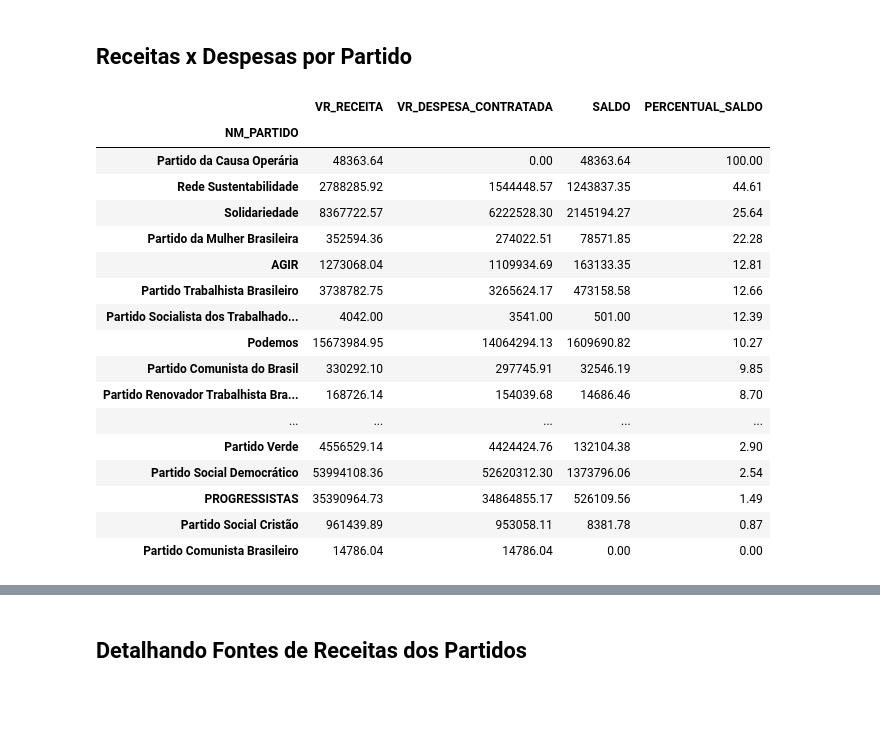
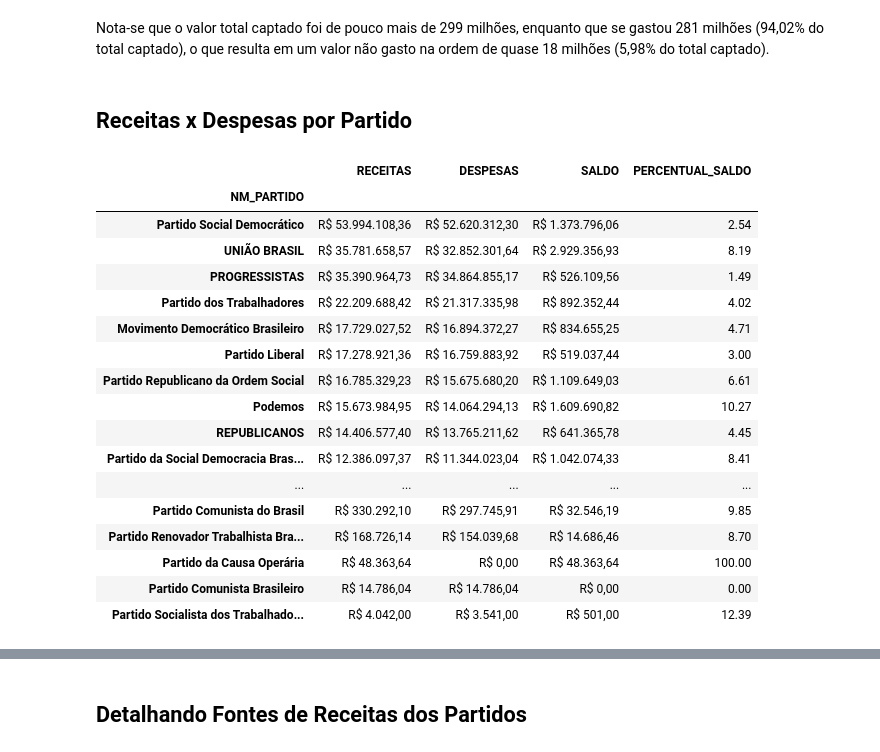
Before and after one commit to devBino/analise_dados_cases, a Jupyter notebook: prestacao_contas_partidos/prest_parana.ipynb, the cells around one changed output, grey strips where cells are left out. Drawn from its saved outputs; the diff is of its cells as text; code cells hidden in the pictures; blank space fills up the shorter version.

Commit message:
evoluindo com notebook para analise de prestação de contas de partidos políticos do paraná

```diff
--- a/prestacao_contas_partidos/prest_parana.ipynb
+++ b/prestacao_contas_partidos/prest_parana.ipynb
@@ -17,32 +50,40 @@ despesas = pd.read_csv('despesas_contratadas_candidatos_2022_PR.csv', encoding='
+# %% [markdown]
+Nota-se que o valor total captado foi de pouco mais de 299 milhões, enquanto que se gastou 281 milhões (94,02% do total captado), o que resulta em um valor não gasto na ordem de quase 18 milhões (5,98% do total captado).
 # %% [markdown]
 ## Receitas x Despesas por Partido
 # %%
+def formatar_moeda(valor):
+    return locale.currency(valor, grouping=True)
 
 receitas_partido = receitas[['NM_PARTIDO','VR_RECEITA']].groupby('NM_PARTIDO').sum().sort_values(by='VR_RECEITA', ascending=False)
 despesas_partido = despesas[['NM_PARTIDO','VR_DESPESA_CONTRATADA']].groupby('NM_PARTIDO').sum().sort_values(by='VR_DESPESA_CONTRATADA', ascending=False)
 
 fluxos_partidos = pd.merge(receitas_partido, despesas_partido, on='NM_PARTIDO')
-fluxos_partidos['SALDO'] = fluxos_partidos['VR_RECEITA'] - fluxos_partidos['VR_DESPESA_CONTRATADA']
-fluxos_partidos['PERCENTUAL_SALDO'] = round(fluxos_partidos['SALDO'] / fluxos_partidos['VR_RECEITA'] * 100, 2)
-fluxos_partidos = fluxos_partidos.sort_values(by='PERCENTUAL_SALDO', ascending=False)
+fluxos_partidos['VR_SALDO'] = fluxos_partidos['VR_RECEITA'] - fluxos_partidos['VR_DESPESA_CONTRATADA']
+fluxos_partidos['PERCENTUAL_SALDO'] = round(fluxos_partidos['VR_SALDO'] / fluxos_partidos['VR_RECEITA'] * 100, 2)
+fluxos_partidos = fluxos_partidos.sort_values(by='VR_RECEITA', ascending=False)
 
-display(fluxos_partidos)
+fluxos_partidos['RECEITAS'] = fluxos_partidos['VR_RECEITA'].apply(formatar_moeda)
+fluxos_partidos['DESPESAS'] = fluxos_partidos['VR_DESPESA_CONTRATADA'].apply(formatar_moeda)
+fluxos_partidos['SALDO'] = fluxos_partidos['VR_SALDO'].apply(formatar_moeda)
+
+display(fluxos_partidos[['RECEITAS','DESPESAS','SALDO','PERCENTUAL_SALDO']])
 # %% [output]
-|  | VR_RECEITA | VR_DESPESA_CONTRATADA | SALDO | PERCENTUAL_SALDO |
+|  | RECEITAS | DESPESAS | SALDO | PERCENTUAL_SALDO |
 | NM_PARTIDO |  |  |  |  |
-| Partido da Causa Operária | 48363.64 | 0.00 | 48363.64 | 100.00 |
-| Rede Sustentabilidade | 2788285.92 | 1544448.57 | 1243837.35 | 44.61 |
-| Solidariedade | 8367722.57 | 6222528.30 | 2145194.27 | 25.64 |
-| Partido da Mulher Brasileira | 352594.36 | 274022.51 | 78571.85 | 22.28 |
-| AGIR | 1273068.04 | 1109934.69 | 163133.35 | 12.81 |
-| Partido Trabalhista Brasileiro | 3738782.75 | 3265624.17 | 473158.58 | 12.66 |
-| Partido Socialista dos Trabalhado... | 4042.00 | 3541.00 | 501.00 | 12.39 |
-| Podemos | 15673984.95 | 14064294.13 | 1609690.82 | 10.27 |
-| Partido Comunista do Brasil | 330292.10 | 297745.91 | 32546.19 | 9.85 |
-| Partido Renovador Trabalhista Bra... | 168726.14 | 154039.68 | 14686.46 | 8.70 |
+| Partido Social Democrático | R$ 53.994.108,36 | R$ 52.620.312,30 | R$ 1.373.796,06 | 2.54 |
+| UNIÃO BRASIL | R$ 35.781.658,57 | R$ 32.852.301,64 | R$ 2.929.356,93 | 8.19 |
+| PROGRESSISTAS | R$ 35.390.964,73 | R$ 34.864.855,17 | R$ 526.109,56 | 1.49 |
+| Partido dos Trabalhadores | R$ 22.209.688,42 | R$ 21.317.335,98 | R$ 892.352,44 | 4.02 |
+| Movimento Democrático Brasileiro | R$ 17.729.027,52 | R$ 16.894.372,27 | R$ 834.655,25 | 4.71 |
+| Partido Liberal | R$ 17.278.921,36 | R$ 16.759.883,92 | R$ 519.037,44 | 3.00 |
+| Partido Republicano da Ordem Social | R$ 16.785.329,23 | R$ 15.675.680,20 | R$ 1.109.649,03 | 6.61 |
+| Podemos | R$ 15.673.984,95 | R$ 14.064.294,13 | R$ 1.609.690,82 | 10.27 |
+| REPUBLICANOS | R$ 14.406.577,40 | R$ 13.765.211,62 | R$ 641.365,78 | 4.45 |
+| Partido da Social Democracia Bras... | R$ 12.386.097,37 | R$ 11.344.023,04 | R$ 1.042.074,33 | 8.41 |
 | ... | ... | ... | ... | ... |
-| Partido Verde | 4556529.14 | 4424424.76 | 132104.38 | 2.90 |
-| Partido Social Democrático | 53994108.36 | 52620312.30 | 1373796.06 | 2.54 |
-| PROGRESSISTAS | 35390964.73 | 34864855.17 | 526109.56 | 1.49 |
-| Partido Social Cristão | 961439.89 | 953058.11 | 8381.78 | 0.87 |
-| Partido Comunista Brasileiro | 14786.04 | 14786.04 | 0.00 | 0.00 |
+| Partido Comunista do Brasil | R$ 330.292,10 | R$ 297.745,91 | R$ 32.546,19 | 9.85 |
+| Partido Renovador Trabalhista Bra... | R$ 168.726,14 | R$ 154.039,68 | R$ 14.686,46 | 8.70 |
+| Partido da Causa Operária | R$ 48.363,64 | R$ 0,00 | R$ 48.363,64 | 100.00 |
+| Partido Comunista Brasileiro | R$ 14.786,04 | R$ 14.786,04 | R$ 0,00 | 0.00 |
+| Partido Socialista dos Trabalhado... | R$ 4.042,00 | R$ 3.541,00 | R$ 501,00 | 12.39 |
```
Also changed, not shown: parts of 10 cells of this notebook.
